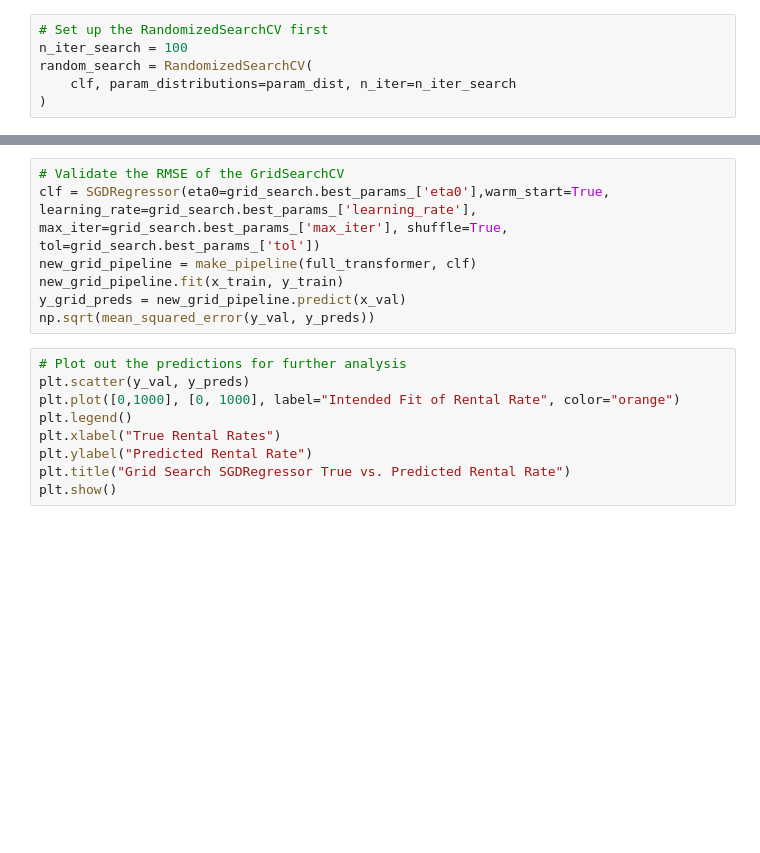
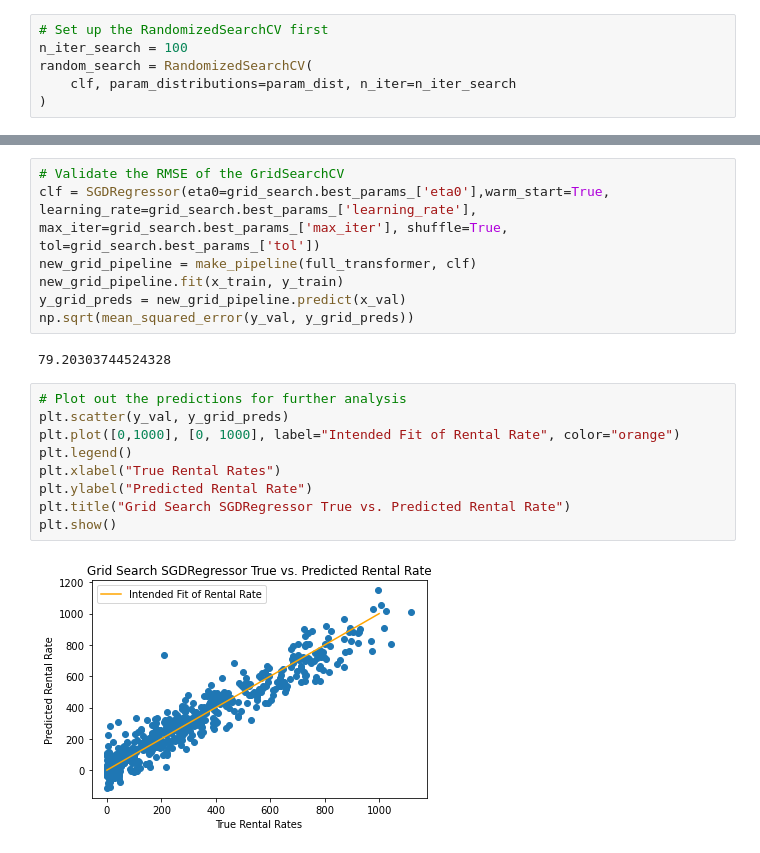
Before and after one commit to eric-albrecht-3372/bike_machine_learning, a Jupyter notebook: Notebooks/MSOE Machine Learning Bike Usage Regressor.ipynb, the cells around one changed output, grey strips where cells are left out. Drawn from its saved outputs; the diff is of its cells as text; blank space fills up the shorter version.

Commit message:
Updated output of the GridSearch and RandomSearch of the SGDRegressor

```diff
--- a/Notebooks/MSOE Machine Learning Bike Usage Regressor.ipynb
+++ b/Notebooks/MSOE Machine Learning Bike Usage Regressor.ipynb
@@ -551,13 +630,17 @@ clf = SGDRegressor(eta0=grid_search.best_params_['eta0'],warm_start=True, learni
 new_grid_pipeline = make_pipeline(full_transformer, clf)
 new_grid_pipeline.fit(x_train, y_train)
 y_grid_preds = new_grid_pipeline.predict(x_val)
-np.sqrt(mean_squared_error(y_val, y_preds))
+np.sqrt(mean_squared_error(y_val, y_grid_preds))
+# %% [output]
+79.20303744524328
 # %%
 # Plot out the predictions for further analysis
-plt.scatter(y_val, y_preds)
+plt.scatter(y_val, y_grid_preds)
 plt.plot([0,1000], [0, 1000], label="Intended Fit of Rental Rate", color="orange")
 plt.legend()
 plt.xlabel("True Rental Rates")
 plt.ylabel("Predicted Rental Rate")
 plt.title("Grid Search SGDRegressor True vs. Predicted Rental Rate")
 plt.show()
+# %% [output]
+[figure, added]
```
Also changed, not shown: parts of 27 cells of this notebook, 1 other file.
